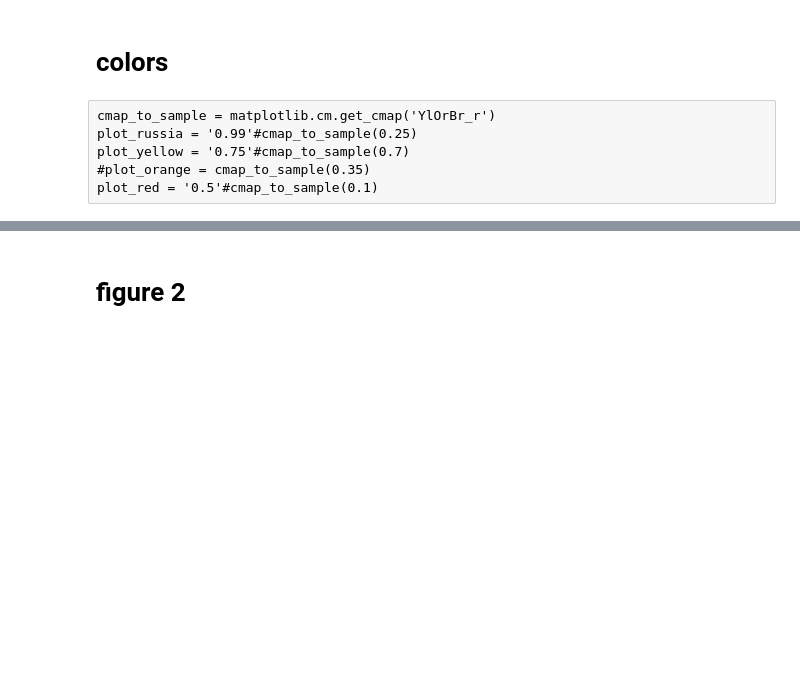
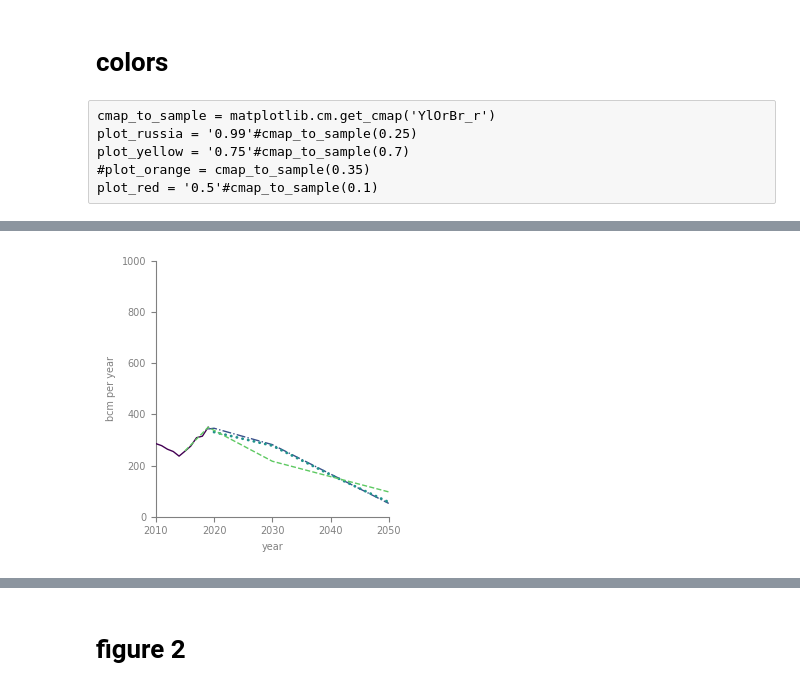
Before and after one commit to GlobalEnergyMonitor/GOIT-GGIT-research, a Jupyter notebook: europe-gas-report-2023/Europe-Gas-2023-report-figures-1-2-3-plus-map.ipynb, the cells around one changed output, grey strips where cells are left out. Saved outputs shown, nothing was run; the diff lists cells and outputs as text; code cells hidden in the pictures; blank space fills up the shorter version.

```diff
--- a/europe-gas-report-2023/Europe-Gas-2023-report-figures-1-2-3-plus-map.ipynb
+++ b/europe-gas-report-2023/Europe-Gas-2023-report-figures-1-2-3-plus-map.ipynb
@@ -146,0 +151,90 @@ fig.savefig('Euro-Gas-Report-figure-historical-future.png', bbox_inches='tight',
+# %%
+font_size = 7
+shade_alpha = 1# 0.75
+lw_all = 1
+axis_color='0.5'
+
+fig = mp.figure(figsize=(3.25,3.25))
+
+ax = fig.add_subplot(111)
+
+cmap_to_sample = matplotlib.colormaps['Reds']
+
+# f1=ax.fill_between(fig3_data_df.Year,fig3_data_df['existing capacity'],
+#                 fc='0.75', ec='None', alpha=shade_alpha, zorder=6)#,
+#                 #label='existing')
+
+# f2=ax.fill_between(fig3_data_df.Year[12:],fig3_data_df['existing capacity'][12:],
+#                 fig3_data_df['capacity under construction'][12:],
+#                 fc=cmap_to_sample(0.666), ec='None', zorder=5, alpha=shade_alpha)#,
+#                 #label='construction')
+
+# f3=ax.fill_between(fig3_data_df.Year[12:],fig3_data_df['capacity under construction'][12:],
+#                 fig3_data_df['proposed capacity'][12:],
+#                 fc=cmap_to_sample(0.333), ec='None', alpha=shade_alpha)#,
+#                 #label='proposed')
+
+# ****************************************
+
+existing_capacity = 598 #655
+total_russia_imports = 247.0977
+capacity_without_russia = existing_capacity-total_russia_imports
+
+#mp.rcParams['hatch.color'] = plot_russia
+mp.rcParams['hatch.linewidth'] = 1
+
+# ****************************************
+
+l1,=ax.plot(fig3_data_df[~fig3_data_df['historical'].isnull()]['Year'],
+        fig3_data_df[~fig3_data_df['historical'].isnull()]['historical'],
+        c=plot_dkpurple, zorder=14, lw=lw_all)#, label='historical')
+
+l2,=ax.plot(fig3_data_df[~fig3_data_df['IEA (2020) Sustainable Development scenario'].isnull()]['Year'],
+        fig3_data_df[~fig3_data_df['IEA (2020) Sustainable Development scenario'].isnull()]['IEA (2020) Sustainable Development scenario'],
+        c=plot_purple, zorder=15, lw=lw_all, ls='-.')#, label='IEA')
+
+l3,=ax.plot(fig3_data_df[~fig3_data_df['ENTSOG (2021)'].isnull()]['Year'],
+        fig3_data_df[~fig3_data_df['ENTSOG (2021)'].isnull()]['ENTSOG (2021)'],
+        c=plot_blue, zorder=16, lw=lw_all*2,# label='ENTSOG'
+        linestyle=(0,(0.1,2)),
+        dash_capstyle='round')
+
+l4,=ax.plot(fig3_data_df[~fig3_data_df['European Commission'].isnull()]['Year'],
+        fig3_data_df[~fig3_data_df['European Commission'].isnull()]['European Commission'],
+        c=plot_green, zorder=17, lw=lw_all,# label='European\nCommission',
+        ls='--')
+
+ax.set_xlim(2010,2050)
+ax.set_ylim(0,1000)
+ax.tick_params(labelsize=font_size)
+
+ax.set_ylabel('bcm per year', fontsize=font_size, color=axis_color)
+ax.set_xlabel('year', fontsize=font_size, color=axis_color)
+
+fig.tight_layout()
+
+# legend_lines = ax.legend([l1,l2,l3,l4],
+#                          ['historical','IEA','ENTSOG','European\nCommission'],
+#                          fontsize=font_size, frameon=False,
+#                          bbox_to_anchor=(1.04,0), loc='lower left',
+#                          labelspacing=0.5, borderaxespad=0)
+
+# legend_fill = ax.legend([f3,f2,f1],#,f4],
+#                          ['proposed','construction','operating'],#,'maximum Russian\npipeline imports\n(2022 onward)'],
+#                          fontsize=font_size, frameon=False,
+#                          bbox_to_anchor=(1.04,1), loc='upper left',
+#                          labelspacing=0.5, borderaxespad=0, ncol=1)
+
+# ax.add_artist(legend_lines)
+
+ax.spines['bottom'].set_color(axis_color)
+ax.spines['left'].set_color(axis_color)
+ax.tick_params(colors=axis_color)
+ax.spines['right'].set_visible(False)
+ax.spines['top'].set_visible(False)
+ax.yaxis.set_zorder(0)
+
+fig.savefig('figure-drafts/Fig2-updated-Euro-Gas-Report-figure-historical-future-lines-only.pdf', bbox_inches='tight', transparent=True)
+fig.savefig('figure-drafts/Fig2-updated-Gas-Report-figure-historical-future-lines-only.png', bbox_inches='tight', dpi=600)
+# %% [output]
+[figure, added]
```
Also changed, not shown: parts of 34 cells of this notebook, 2 other files.
